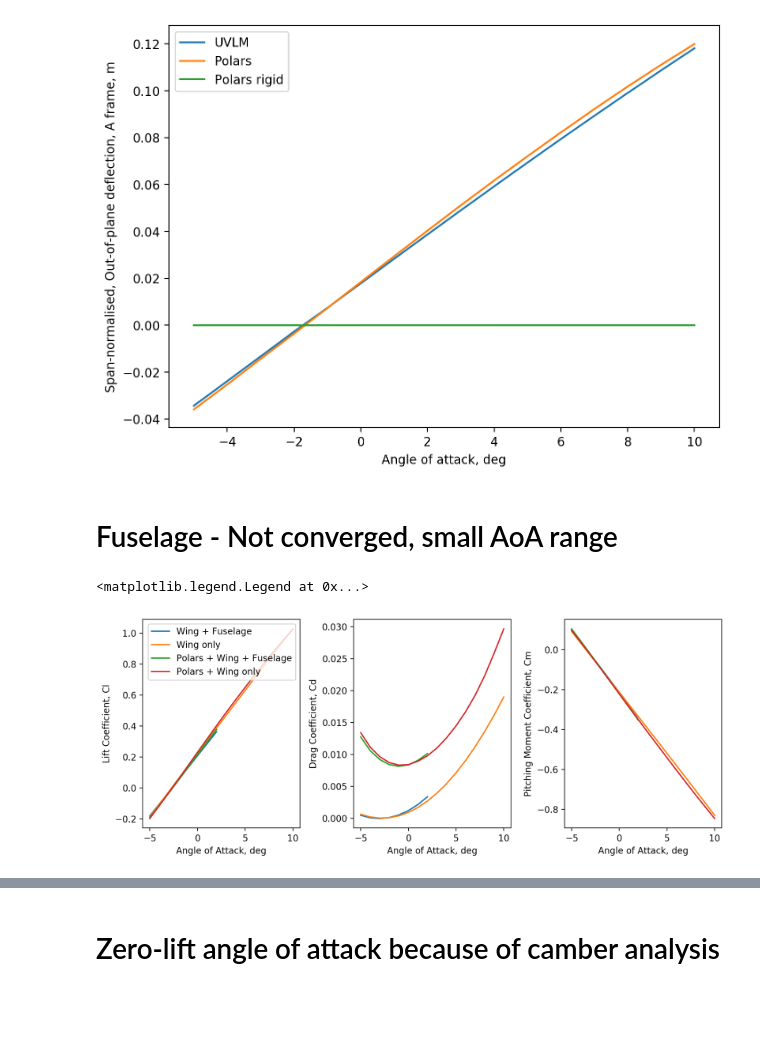
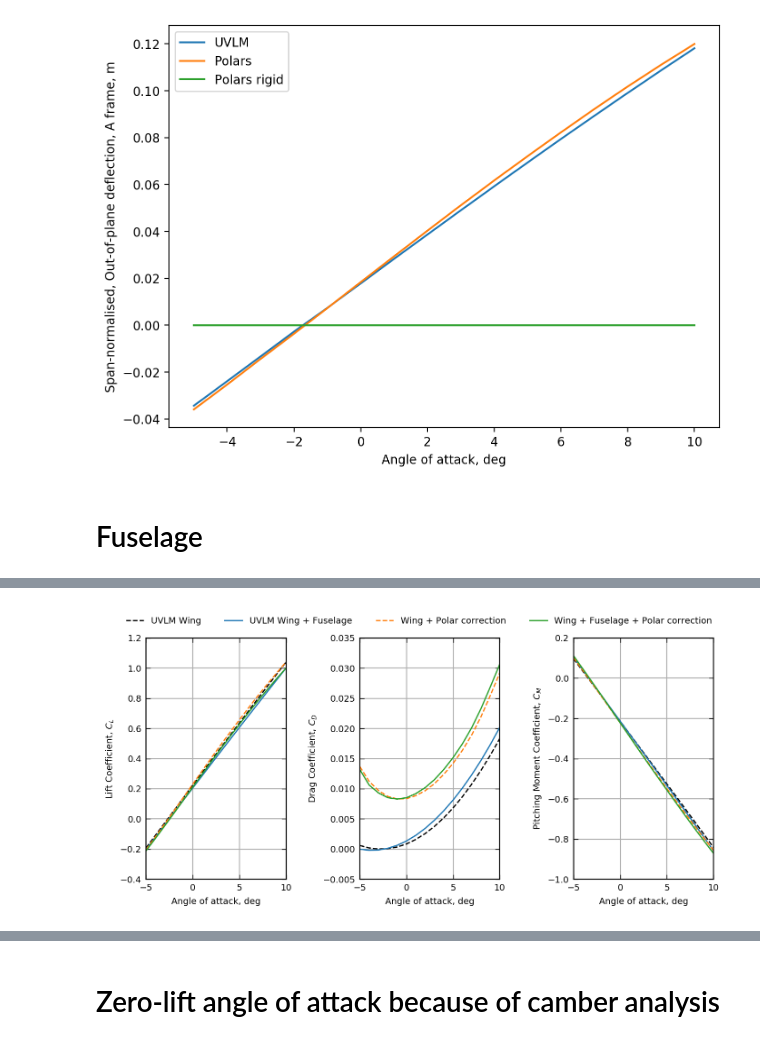
Before and after one commit to sduess/demonstrator_uvlm_enhenacements, a Jupyter notebook: 03_Polars/PolarFigures.ipynb, the cells around one changed output, grey strips where cells are left out. Saved outputs shown, nothing was run; the diff lists cells and outputs as text; code cells hidden in the pictures; blank space fills up the shorter version.

Commit message:
Add fuselage data and update notebook

```diff
--- a/03_Polars/PolarFigures.ipynb
+++ b/03_Polars/PolarFigures.ipynb
@@ -19,8 +43,8 @@ def plot_polar(alpha_rad, cl, cd, cm, figax=None, lsargs=None, **kwargs):
     alpha_deg = alpha_rad * 180 / np.pi
 
     ax[0].plot(alpha_deg, cl, **lsargs)
-    ax[1].plot(alpha_deg, cd)
-    ax[2].plot(alpha_deg, cm)
+    ax[1].plot(alpha_deg, cd, **lsargs)
+    ax[2].plot(alpha_deg, cm, **lsargs)
 
     for a in ax:
         a.set_xlabel('Angle of Attack, deg')
@@ -29,6 +53,14 @@ def plot_polar(alpha_rad, cl, cd, cm, figax=None, lsargs=None, **kwargs):
     ax[2].set_ylabel('Pitching Moment Coefficient, Cm')
     plt.tight_layout()
 
+    # Info
+    cla = np.polyfit(alpha_deg * np.pi / 180, cl, deg=1)[0]
+    print(f'Lift curve slope: {cla:.4f} /rad')
+    cd0 = get_cd_at_cl(cl, cd)(0)
+    print(f'Cd0 {cd0:.4f}')
+
+    cma = np.polyfit(alpha_deg * np.pi / 180, cm, deg=1)[0]
+    print(f'Pitching moment curve slope CMa: {cma:.4f} /rad')
     return fig, ax
 # %%
 def load_polar(filename):
@@ -242,8 +316,8 @@ plt.ylabel('Span-normalised, Out-of-plane deflection, A frame, m')
 # %% [output]
 Text(0, 0.5, 'Span-normalised, Out-of-plane deflection, A frame, m')
 [figure]
-# %% [markdown]
-# Fuselage - Not converged, small AoA range
+# %% [markdown]
+# Fuselage
 # %%
 cases = []
 
@@ -265,11 +339,51 @@ cases.append({'filename': 'seq_flexop_w10n1_uinf0450_p1_f0.dat',
-# %%
-for ith, case in enumerate(cases):
-    if ith == 0:
-        fig, ax = plot_polar(*load_polar('./polar_output_data/' + case['filename']), figsize=(10, 4), lsargs=case['lsargs'])
-    else:
-        fig, ax = plot_polar(*load_polar('./polar_output_data/' + case['filename']), figax=(fig, ax), lsargs=case['lsargs'])
-
-ax[0].legend()
-# %% [output]
-<matplotlib.legend.Legend at 0x...>
-[figure, removed]
+# %%
+w = 18 / 2.54
+h = w * 0.5
+
+for ith, case in enumerate(cases):
+    print(case['lsargs']['label'])
+    aoa, cl, cd, cm = load_polar('./polar_output_data/' + case['filename'])
+    if ith == 0:
+        fig, ax = plot_polar(aoa, cl, cd, cm, figsize=(w, h), lsargs=case['lsargs'])
+    else:
+        fig, ax = plot_polar(aoa, cl, cd, cm, figax=(fig, ax), lsargs=case['lsargs'])
+
+ax[0].legend()
+
+ax[0].set_xlabel('Angle of attack, deg', fontsize=7)
+ax[1].set_xlabel('Angle of attack, deg', fontsize=7)
+ax[2].set_xlabel('Angle of attack, deg', fontsize=7)
+
+ax[0].set_ylabel(r'Lift Coefficient, $C_L$', fontsize=7)
+ax[1].set_ylabel(r'Drag Coefficient, $C_D$', fontsize=7)
+ax[2].set_ylabel(r'Pitching Moment Coefficient, $C_M$', fontsize=7)
+
+ax[0].set_ylim([-0.4, 1.2])
+ax[1].set_ylim([-0.005, 0.035])
+ax[2].set_ylim([-1, 0.2])
+
+ax[0].legend(frameon=False, bbox_to_anchor=(-0.2,1.02,4.3,0.2), loc="lower left", ncol=4, mode='expand', fontsize=7)
+
+for a in ax:
+    a.set_xlim([-5, 10])
+    a.set_xticks(np.linspace(-5, 10, 4))
+    for tick in a.get_xticklabels():
+#         tick.set_fontname('Helvetica')
+#     tick.set_fontname('Times New Roman')
+        tick.set_fontsize(7)
+
+for a in ax:
+    a.grid()
+    for tick in a.get_yticklabels():
+#         tick.set_fontname('Helvetica')
+#     tick.set_fontname('Times New Roman')
+        tick.set_fontsize(7)
+for a in ax:
+    a.xaxis.set_tick_params(which='major', direction='in', top='on', width=0.5)
+    a.xaxis.set_tick_params(which='minor', direction='in', top='on', width=0.5)
+    a.yaxis.set_tick_params(which='major', direction='in', right='on', width=0.5)
+    a.yaxis.set_tick_params(which='minor', direction='in', right='on', width=0.5)
+fig.align_xlabels(ax)
+plt.tight_layout()
+# plt.savefig('./figures/polar_comparison.pdf')
+# %% [output]
@@ -275,0 +406 @@ ax[0].legend()
+[figure, added]
```
Also changed, not shown: parts of 19 cells of this notebook, 9 other files.
